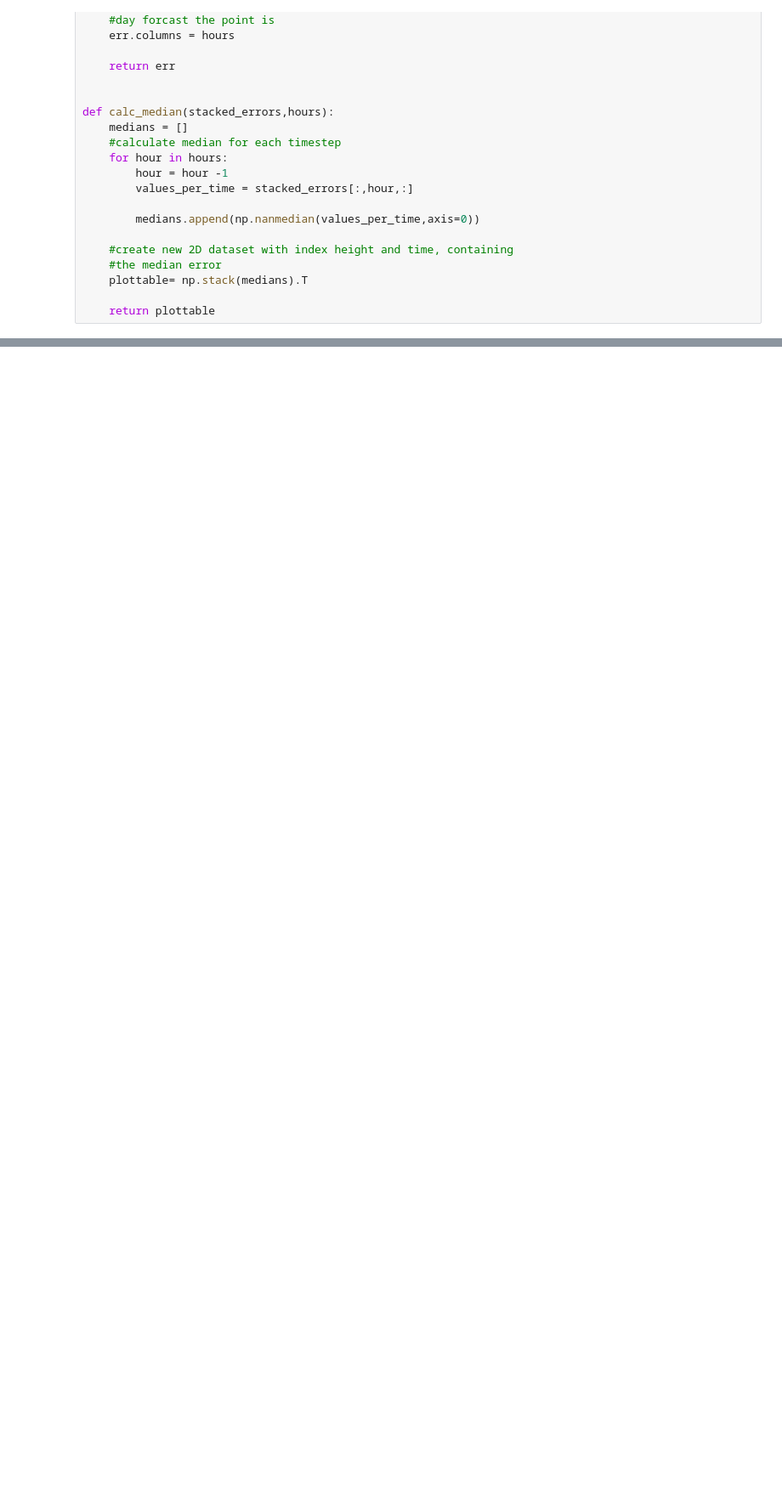
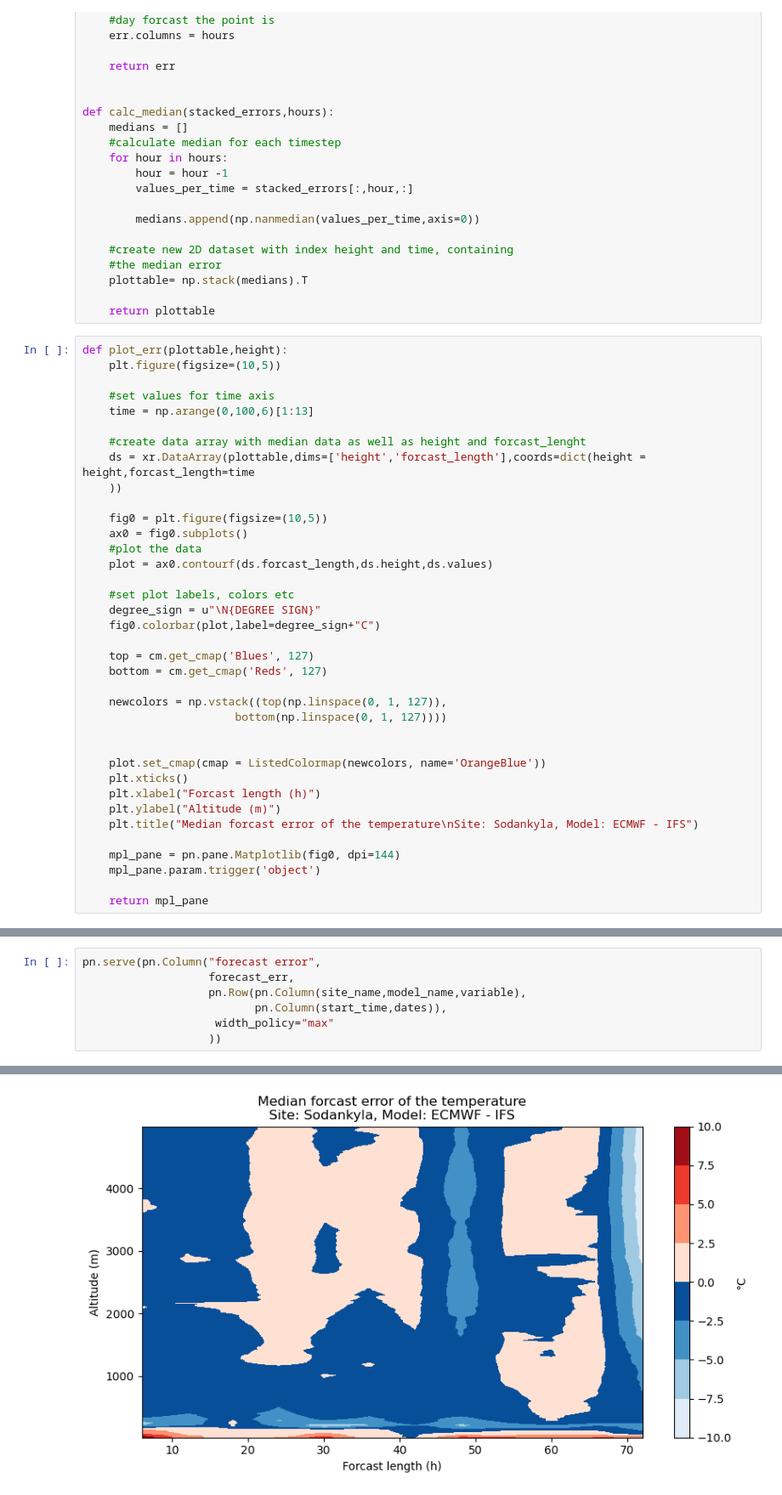
Before and after one commit to johtj/yopp_vis_tools, a Jupyter notebook: Forcast_error.ipynb, the cells around one changed output, grey strips where cells are left out. Shown at 85% size. Drawn from its saved outputs; the diff is of its cells as text; blank space fills up the shorter version.

```diff
--- a/Forcast_error.ipynb
+++ b/Forcast_error.ipynb
@@ -93,3 +98,40 @@ def calc_median(stacked_errors,hours):
     plottable= np.stack(medians).T
 
     return plottable
+# %%
+def plot_err(plottable,height):
+    plt.figure(figsize=(10,5))
+
+    #set values for time axis
+    time = np.arange(0,100,6)[1:13]
+
+    #create data array with median data as well as height and forcast_lenght
+    ds = xr.DataArray(plottable,dims=['height','forcast_length'],coords=dict(height = height,forcast_length=time
+    ))
+
+    fig0 = plt.figure(figsize=(10,5))
+    ax0 = fig0.subplots()
+    #plot the data
+    plot = ax0.contourf(ds.forcast_length,ds.height,ds.values)
+
+    #set plot labels, colors etc
+    degree_sign = u"\N{DEGREE SIGN}"
+    fig0.colorbar(plot,label=degree_sign+"C")
+
+    top = cm.get_cmap('Blues', 127)
+    bottom = cm.get_cmap('Reds', 127)
+
+    newcolors = np.vstack((top(np.linspace(0, 1, 127)),
+                       bottom(np.linspace(0, 1, 127))))
+
+
+    plot.set_cmap(cmap = ListedColormap(newcolors, name='OrangeBlue'))
+    plt.xticks()
+    plt.xlabel("Forcast length (h)")
+    plt.ylabel("Altitude (m)")
+    plt.title("Median forcast error of the temperature\nSite: Sodankyla, Model: ECMWF - IFS")
+
+    mpl_pane = pn.pane.Matplotlib(fig0, dpi=144)
+    mpl_pane.param.trigger('object')
+
+    return mpl_pane
@@ -161,0 +223,8 @@ plot_err(plottable)
+# %%
+pn.serve(pn.Column("forecast error",
+                   forecast_err,
+                   pn.Row(pn.Column(site_name,model_name,variable),
+                          pn.Column(start_time,dates)),
+                    width_policy="max"
+                   ))
+# %% [output]
@@ -161,0 +243 @@ plot_err(plottable)
+[figure, added]
```
Also changed, not shown: parts of 7 cells of this notebook, 2 other files.
